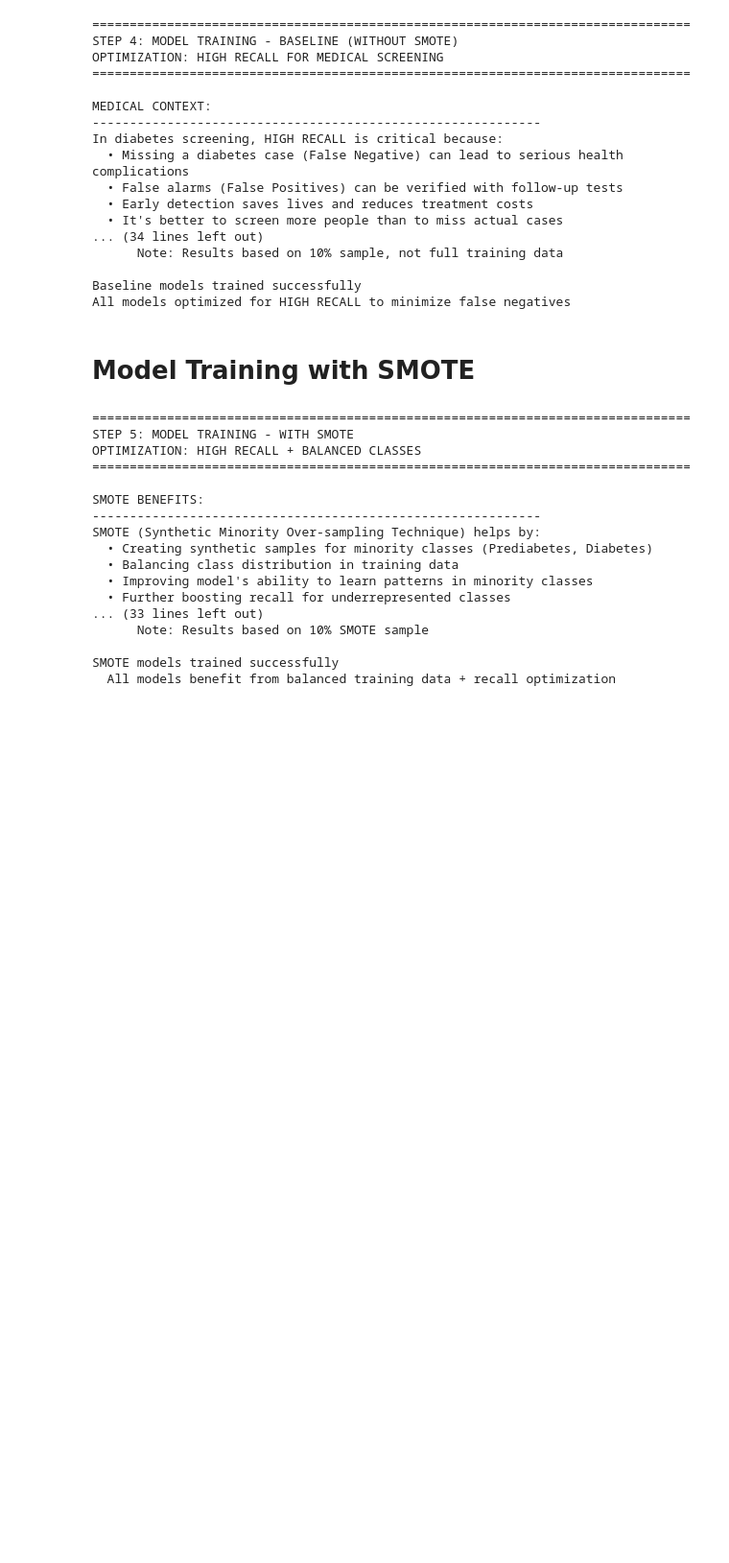
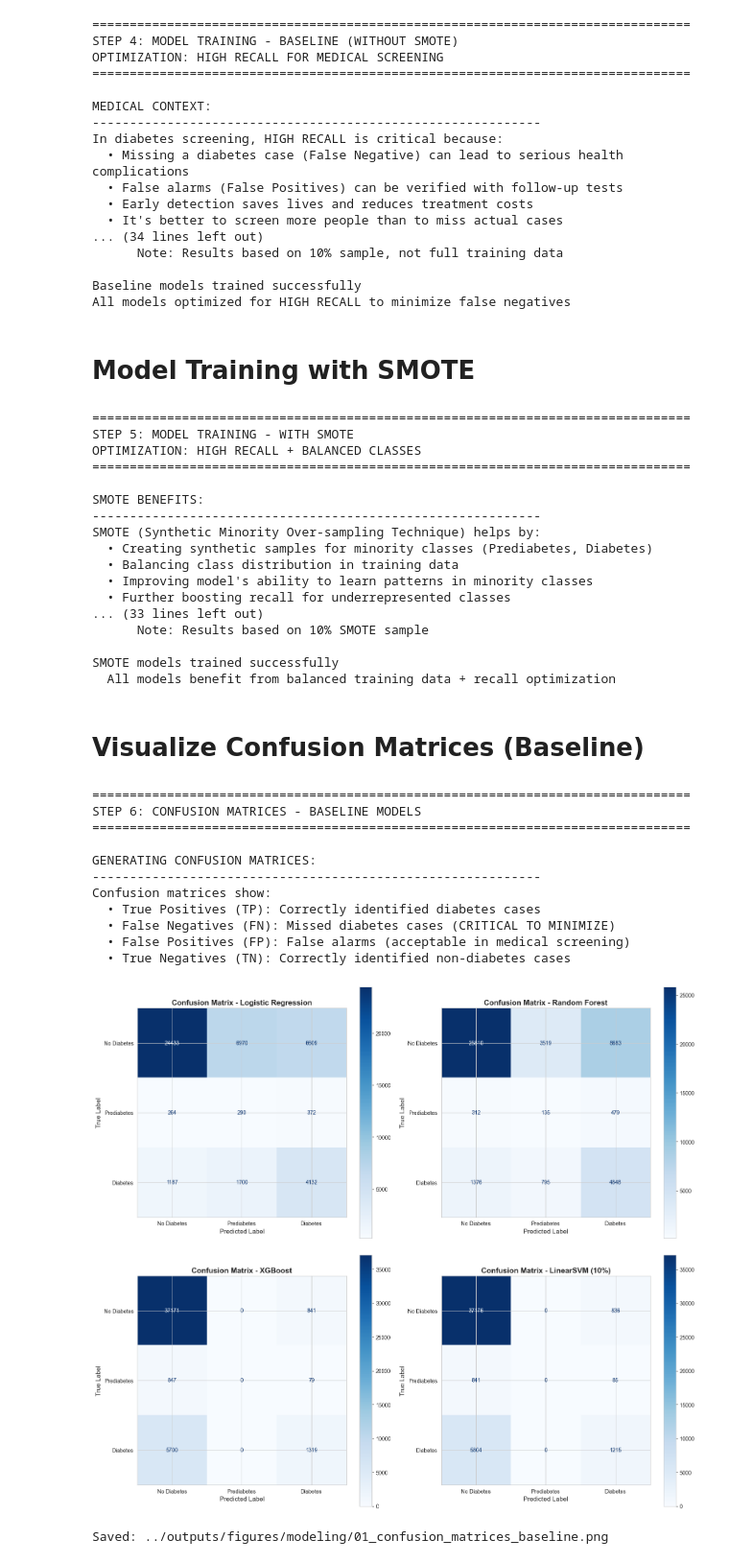
Before and after one commit to eyyuboeztuerk-arch/diabetes-multiclass-project, a Jupyter notebook: notebooks/03_modeling.ipynb, the cells around one changed output. Shown at 96% size. Drawn from its saved outputs; the diff is of its cells as text; code cells hidden in the pictures; blank space fills up the shorter version.

Commit message:
Expand 03_modeling.ipynb with visualisation of confusion matrices (baseline)

```diff
--- a/notebooks/03_modeling.ipynb
+++ b/notebooks/03_modeling.ipynb
@@ -452,3 +452,51 @@ SMOTE (Synthetic Minority Over-sampling Technique) helps by:
 
 SMOTE models trained successfully
   All models benefit from balanced training data + recall optimization
+# %% [markdown]
+# Visualize Confusion Matrices (Baseline)
+# %%
+# =============================================================================
+# 6. VISUALIZE CONFUSION MATRICES - BASELINE
+# =============================================================================
+print("\n" + "="*80)
+print("STEP 6: CONFUSION MATRICES - BASELINE MODELS")
+print("="*80)
+
+print("\nGENERATING CONFUSION MATRICES:")
+print("-" * 60)
+print("Confusion matrices show:")
+print("  • True Positives (TP): Correctly identified diabetes cases")
+print("  • False Negatives (FN): Missed diabetes cases (CRITICAL TO MINIMIZE)")
+print("  • False Positives (FP): False alarms (acceptable in medical screening)")
+print("  • True Negatives (TN): Correctly identified non-diabetes cases")
+
+fig, axes = plt.subplots(2, 2, figsize=(16, 14))
+axes = axes.ravel()
+
+for idx, (model_name, model) in enumerate(models_baseline.items()):
+    plot_confusion_matrix(
+        model,
+        features_test_eng,
+        target_test,  # pyright: ignore[reportArgumentType]
+        model_name,
+        ax=axes[idx]
+    )
+
+plt.tight_layout()
+plt.savefig(f"{output_dir}/01_confusion_matrices_baseline.png", dpi=300, bbox_inches='tight')
+plt.show()
+print(f"\nSaved: {output_dir}/01_confusion_matrices_baseline.png")
+# %% [output]
+================================================================================
+STEP 6: CONFUSION MATRICES - BASELINE MODELS
+================================================================================
+
+GENERATING CONFUSION MATRICES:
+------------------------------------------------------------
+Confusion matrices show:
+  • True Positives (TP): Correctly identified diabetes cases
+  • False Negatives (FN): Missed diabetes cases (CRITICAL TO MINIMIZE)
+  • False Positives (FP): False alarms (acceptable in medical screening)
+  • True Negatives (TN): Correctly identified non-diabetes cases
+[figure, added]
+Saved: ../outputs/figures/modeling/01_confusion_matrices_baseline.png
```
